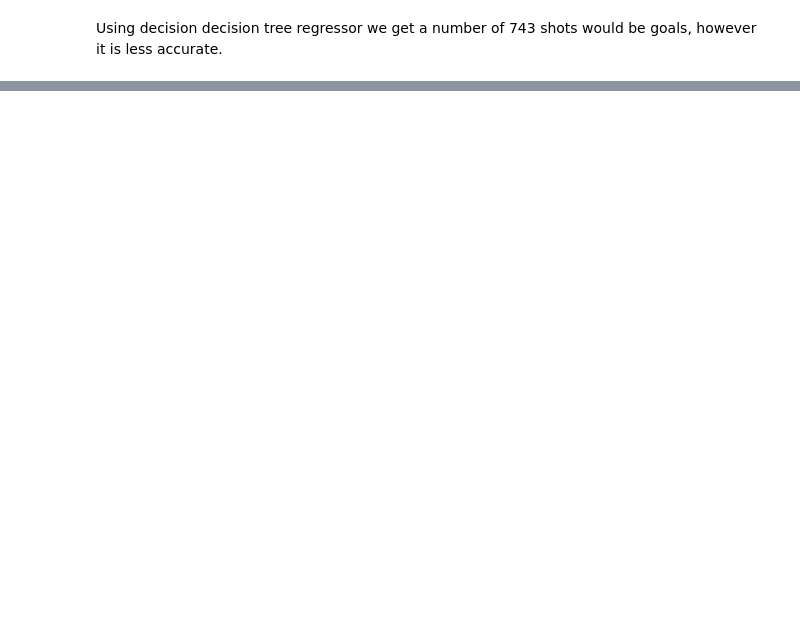
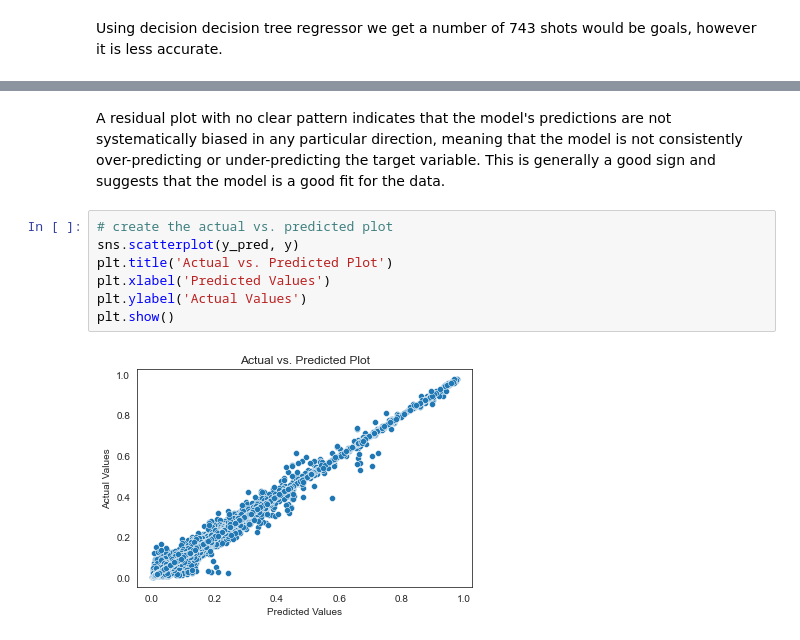
Before and after one commit to MichalOst3389/nhl_team_analysis, a Jupyter notebook: NHL Notebook.ipynb, the cells around one changed output, grey strips where cells are left out. Drawn from its saved outputs; the diff is of its cells as text; blank space fills up the shorter version.

```diff
--- a/NHL Notebook.ipynb
+++ b/NHL Notebook.ipynb
@@ -622,0 +641,11 @@ See the caveats in the documentation: https://pandas.pydata.org/pandas-docs/stab
+# %% [markdown]
+A residual plot with no clear pattern indicates that the model's predictions are not systematically biased in any particular direction, meaning that the model is not consistently over-predicting or under-predicting the target variable. This is generally a good sign and suggests that the model is a good fit for the data.
+# %%
+# create the actual vs. predicted plot
+sns.scatterplot(y_pred, y)
+plt.title('Actual vs. Predicted Plot')
+plt.xlabel('Predicted Values')
+plt.ylabel('Actual Values')
+plt.show()
+# %% [output]
+[figure, added]
```
Also changed, not shown: parts of 18 cells of this notebook.
